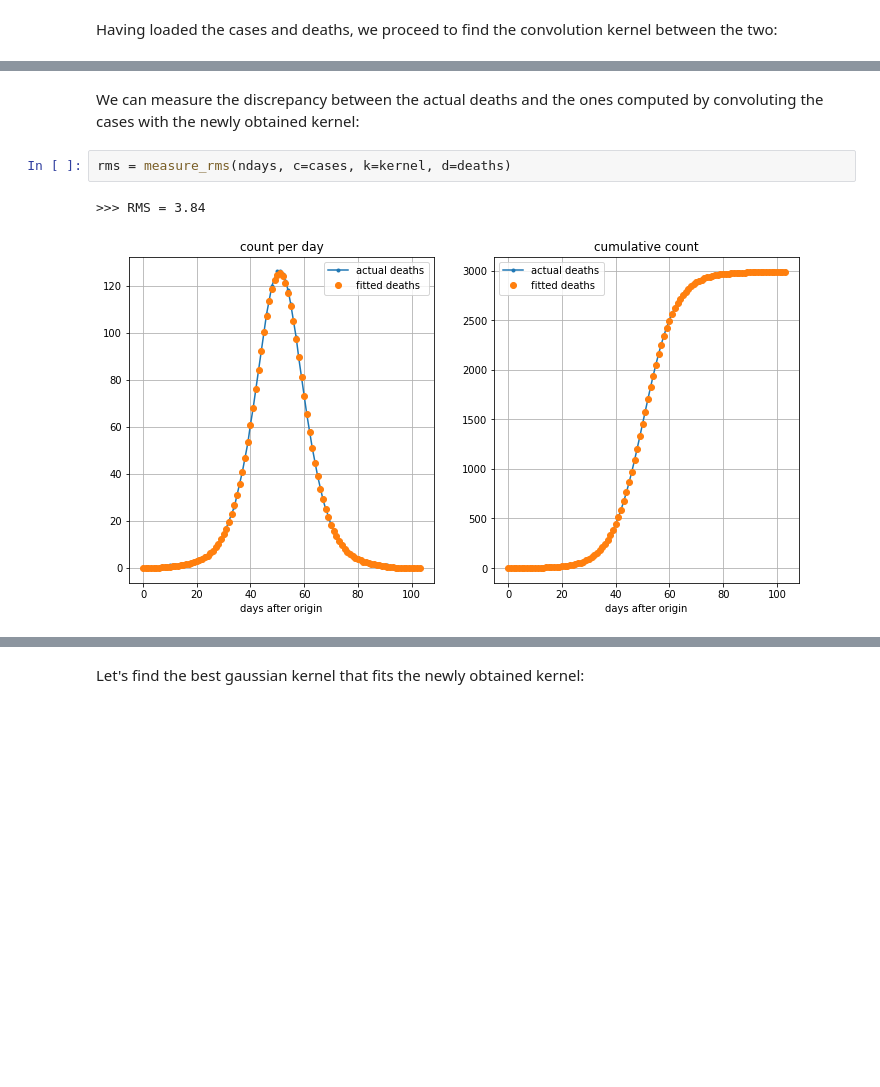
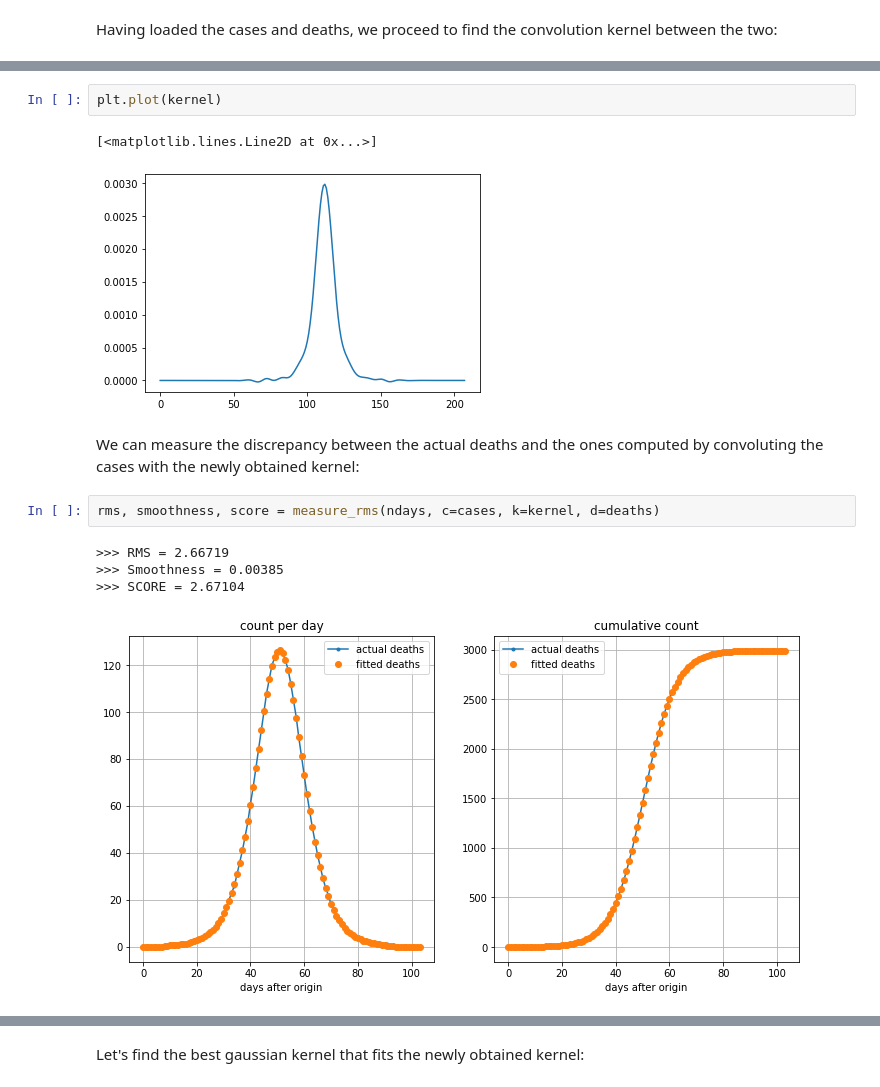
Before and after one commit to fredericpoitevin/tseries-deconvolution, a Jupyter notebook: Deconvolution_of_Michael_coronavirus_data.ipynb, the cells around one changed output, grey strips where cells are left out. Drawn from its saved outputs; the diff is of its cells as text; blank space fills up the shorter version.

```diff
--- a/Deconvolution_of_Michael_coronavirus_data.ipynb
+++ b/Deconvolution_of_Michael_coronavirus_data.ipynb
@@ -43,7 +43,14 @@ display(ndays, c=kernel, labels=['kernel'], show_cumul=False)
+# %%
+plt.plot(kernel)
+# %% [output]
+[<matplotlib.lines.Line2D at 0x...>]
+[figure, added]
 # %% [markdown]
 We can measure the discrepancy between the actual deaths and the ones computed by convoluting the cases with the newly obtained kernel:
 # %%
-rms = measure_rms(ndays, c=cases, k=kernel, d=deaths)
+rms, smoothness, score = measure_rms(ndays, c=cases, k=kernel, d=deaths)
 # %% [output]
->>> RMS = 3.84
+>>> RMS = 2.66719
+>>> Smoothness = 0.00385
+>>> SCORE = 2.67104
 [figure]
```
Also changed, not shown: parts of 13 cells of this notebook.
